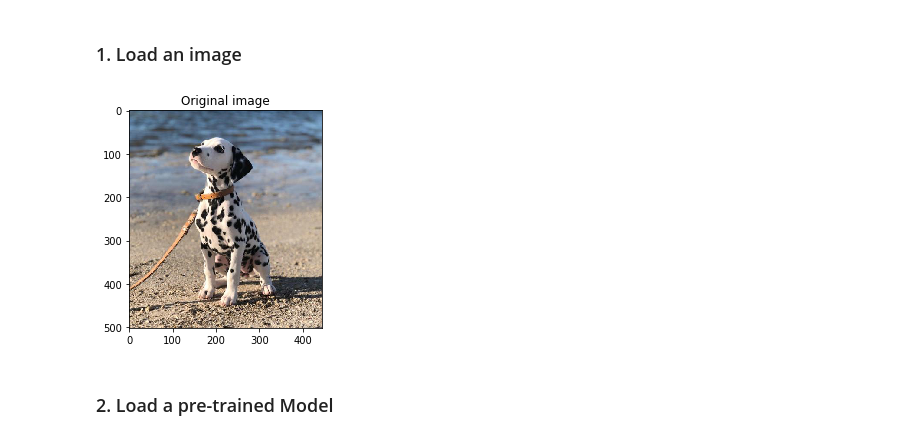
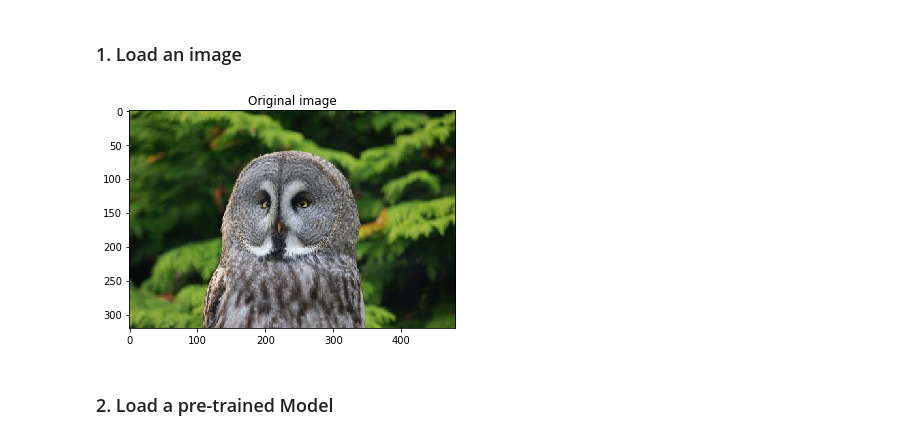
Before and after one commit to MisaOgura/flashtorch, a Jupyter notebook: examples/visualise_saliency_with_backprop.ipynb, the cells around one changed output. Drawn from its saved outputs; the diff is of its cells as text; code cells hidden in the pictures.

```diff
--- a/examples/visualise_saliency_with_backprop.ipynb
+++ b/examples/visualise_saliency_with_backprop.ipynb
@@ -18,12 +19,12 @@ from torchscope.saliency import Backprop
 # %% [markdown]
 ### 1. Load an image
 # %%
-image = load_image('./images/dalmatian_01.jpg')
+image = load_image('./images/great_grey_owl_01.jpg')
 
 plt.imshow(image)
 plt.title('Original image');
 # %% [output]
-[figure, old version]
+[figure, new version]
 # %% [markdown]
 ### 2. Load a pre-trained Model
 # %%
```
Also changed, not shown: parts of 9 cells of this notebook, 1 other file.
